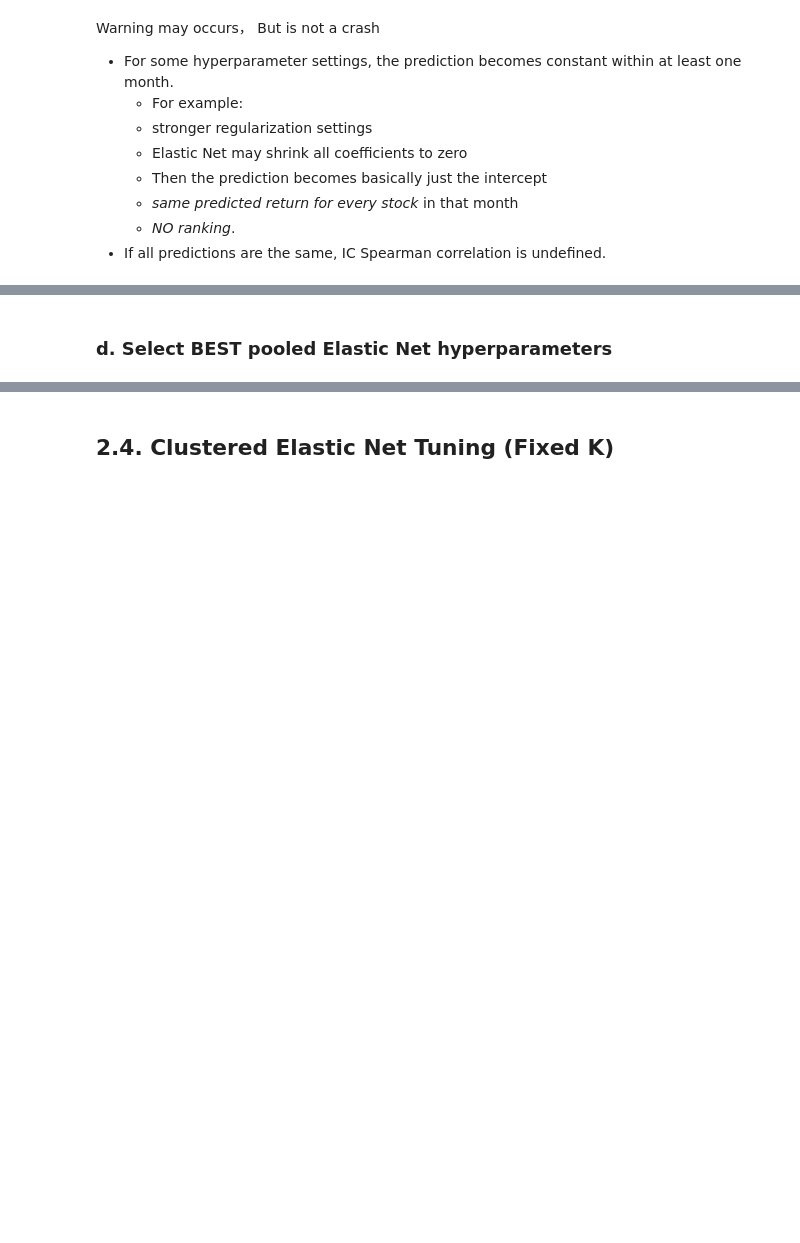
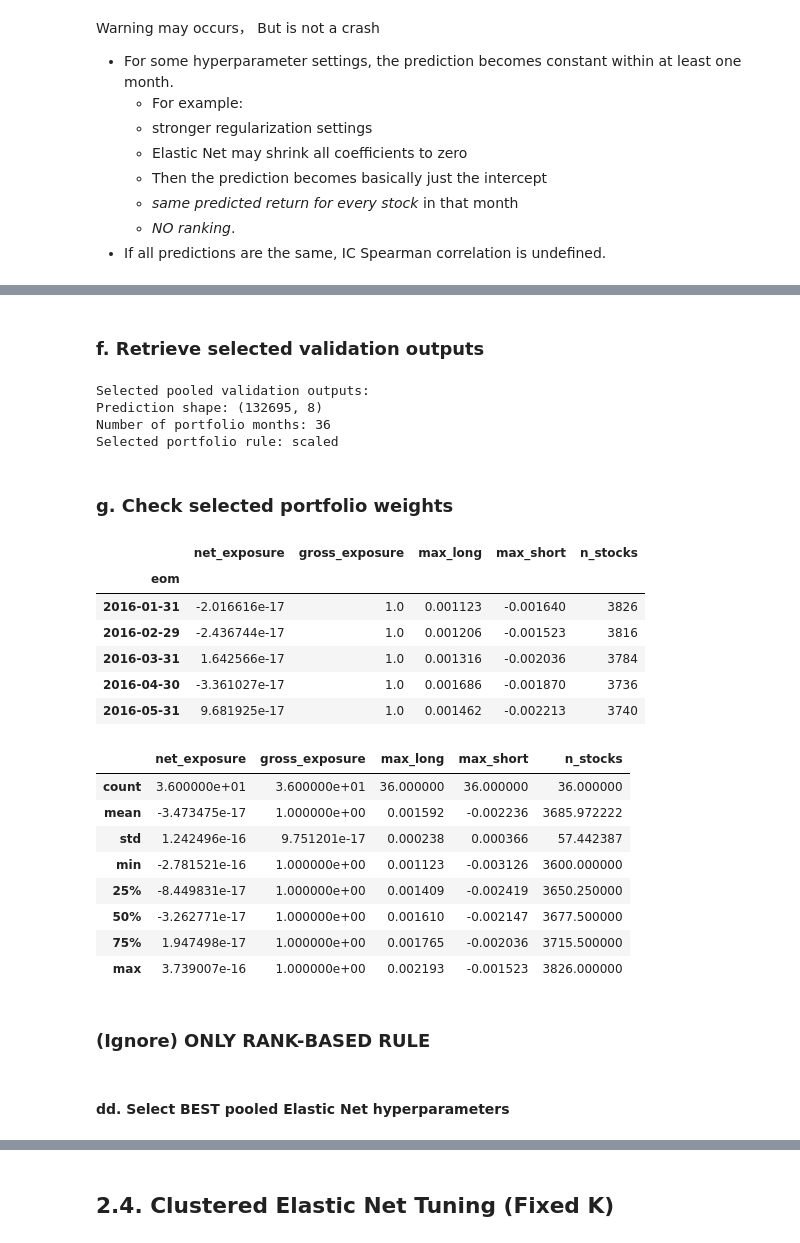
Before and after one commit to JackyJacky1029/FINA-4713-Group-9-Project, a Jupyter notebook: jkp_project.ipynb, the cells around one changed output, grey strips where cells are left out. Cells and saved outputs as stored; diff of their text form; code cells hidden in the pictures; blank space fills up the shorter version.

```diff
--- a/jkp_project.ipynb
+++ b/jkp_project.ipynb
@@ -2686,3 +3175,64 @@ Running pooled Elastic Net: alpha=0.01, l1_ratio=0.7
+# %% [markdown]
+### f. Retrieve selected validation outputs
+# %%
+# ------------------------------------------------------------
+# Retrieve selected validation outputs
+# ------------------------------------------------------------
+
+best_pooled_rule_key = (
+    alpha_pooled_star,
+    l1_ratio_pooled_star,
+    portfolio_rule_star
+)
+
+pooled_valid_pred = pooled_rule_outputs[best_pooled_rule_key]["predictions"]
+pooled_valid_pf_returns = pooled_rule_outputs[best_pooled_rule_key]["portfolio_returns"]
+pooled_valid_monthly_ic = pooled_rule_outputs[best_pooled_rule_key]["monthly_ic"]
+pooled_valid_weights = pooled_rule_outputs[best_pooled_rule_key]["weights"]
+
+print("Selected pooled validation outputs:")
+print("Prediction shape:", pooled_valid_pred.shape)
+print("Number of portfolio months:", len(pooled_valid_pf_returns))
+print("Selected portfolio rule:", portfolio_rule_star)
+# %% [output]
+Selected pooled validation outputs:
+Prediction shape: (132695, 8)
+Number of portfolio months: 36
+Selected portfolio rule: scaled
+# %% [markdown]
+### g. Check selected portfolio weights
+# %%
+# ------------------------------------------------------------
+# Check selected portfolio weights
+# ------------------------------------------------------------
+
+pooled_valid_weight_check = check_portfolio_weights(
+    weight_df=pooled_valid_weights,
+    date_col="eom",
+    weight_col="weight"
+)
+
+display(pooled_valid_weight_check.head())
+display(pooled_valid_weight_check.describe())
+# %% [output]
+|  | net_exposure | gross_exposure | max_long | max_short | n_stocks |
+| eom |  |  |  |  |  |
+| 2016-01-31 | -2.016616e-17 | 1.0 | 0.001123 | -0.001640 | 3826 |
+| 2016-02-29 | -2.436744e-17 | 1.0 | 0.001206 | -0.001523 | 3816 |
+| 2016-03-31 | 1.642566e-17 | 1.0 | 0.001316 | -0.002036 | 3784 |
+| 2016-04-30 | -3.361027e-17 | 1.0 | 0.001686 | -0.001870 | 3736 |
+| 2016-05-31 | 9.681925e-17 | 1.0 | 0.001462 | -0.002213 | 3740 |
+|  | net_exposure | gross_exposure | max_long | max_short | n_stocks |
+| count | 3.600000e+01 | 3.600000e+01 | 36.000000 | 36.000000 | 36.000000 |
+| mean | -3.473475e-17 | 1.000000e+00 | 0.001592 | -0.002236 | 3685.972222 |
+| std | 1.242496e-16 | 9.751201e-17 | 0.000238 | 0.000366 | 57.442387 |
+| min | -2.781521e-16 | 1.000000e+00 | 0.001123 | -0.003126 | 3600.000000 |
+| 25% | -8.449831e-17 | 1.000000e+00 | 0.001409 | -0.002419 | 3650.250000 |
+| 50% | -3.262771e-17 | 1.000000e+00 | 0.001610 | -0.002147 | 3677.500000 |
+| 75% | 1.947498e-17 | 1.000000e+00 | 0.001765 | -0.002036 | 3715.500000 |
+| max | 3.739007e-16 | 1.000000e+00 | 0.002193 | -0.001523 | 3826.000000 |
+# %% [markdown]
+### (Ignore) ONLY RANK-BASED RULE
 # %% [markdown]
-### d. Select BEST pooled Elastic Net hyperparameters
+#### dd. Select BEST pooled Elastic Net hyperparameters
 # %%
```
Also changed, not shown: parts of 29 cells of this notebook.
